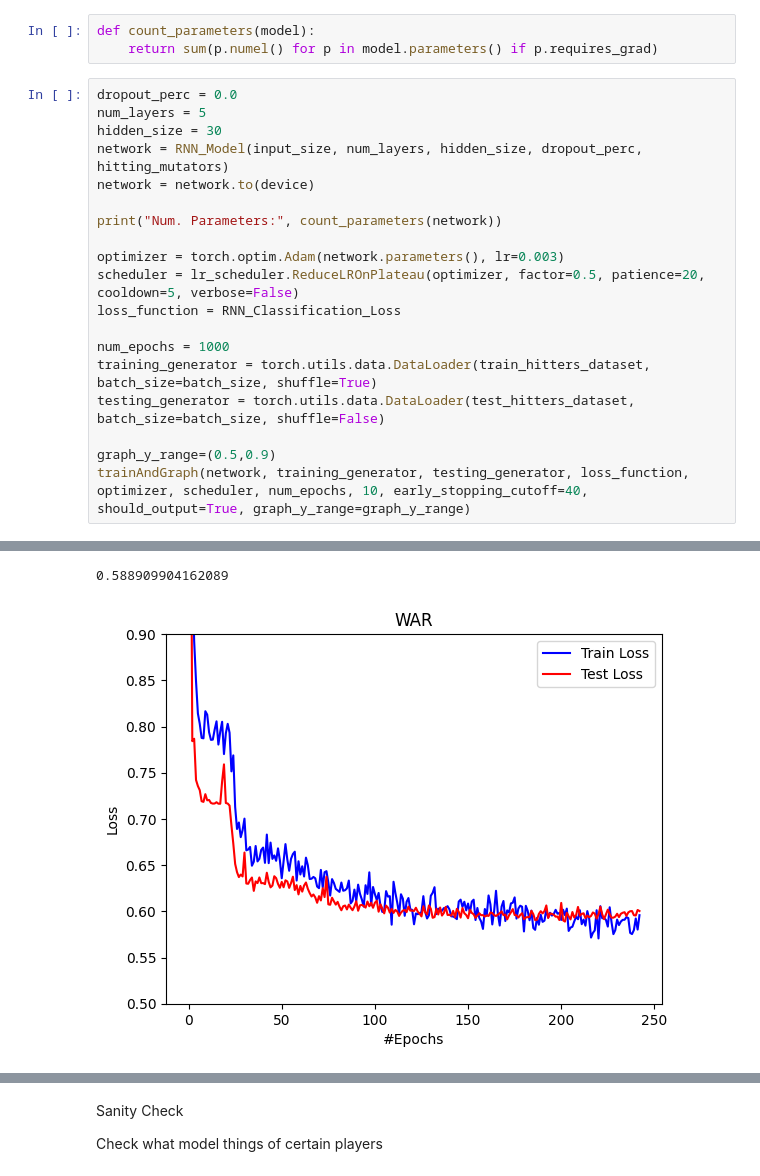
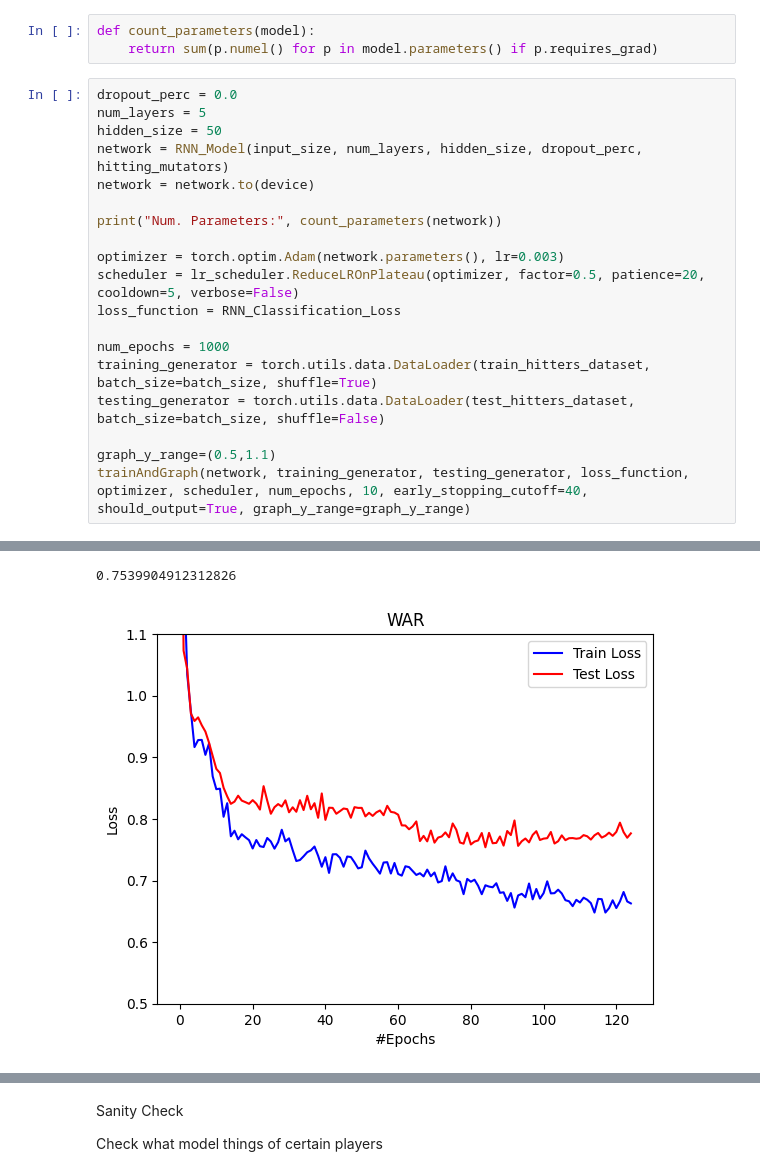
Before and after one commit to nitzryan/BaseballModels, a Jupyter notebook: Model/Model_Hitter.ipynb, the cells around one changed output, grey strips where cells are left out. Drawn from its saved outputs; the diff is of its cells as text.

```diff
--- a/Model/Model_Hitter.ipynb
+++ b/Model/Model_Hitter.ipynb
@@ -94,7 +94,7 @@ def count_parameters(model):
 # %%
 dropout_perc = 0.0
 num_layers = 5
-hidden_size = 30
+hidden_size = 50
 network = RNN_Model(input_size, num_layers, hidden_size, dropout_perc, hitting_mutators)
 network = network.to(device)
 
@@ -108,6 +108,6 @@ num_epochs = 1000
 training_generator = torch.utils.data.DataLoader(train_hitters_dataset, batch_size=batch_size, shuffle=True)
 testing_generator = torch.utils.data.DataLoader(test_hitters_dataset, batch_size=batch_size, shuffle=False)
 
-graph_y_range=(0.5,0.9)
+graph_y_range=(0.5,1.1)
 trainAndGraph(network, training_generator, testing_generator, loss_function, optimizer, scheduler, num_epochs, 10, early_stopping_cutoff=40, should_output=True, graph_y_range=graph_y_range)
 # %% [output]
@@ -131,2 +130,2 @@ Best result at epoch=202 with loss=0.588909904162089
-0.588909904162089
+0.7539904912312826
-[figure, old version]
+[figure, new version]
```
Also changed, not shown: parts of 2 cells of this notebook, 5 other files.
